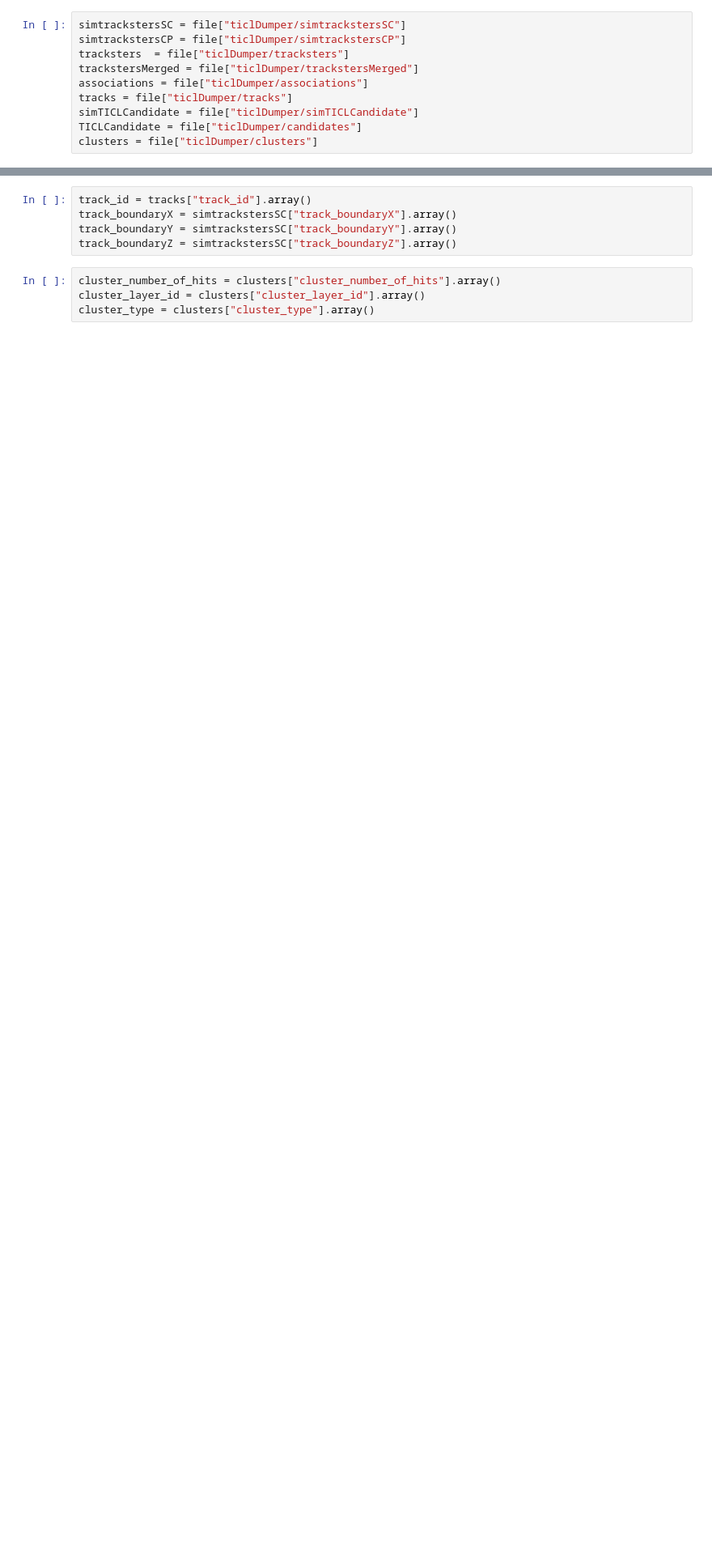
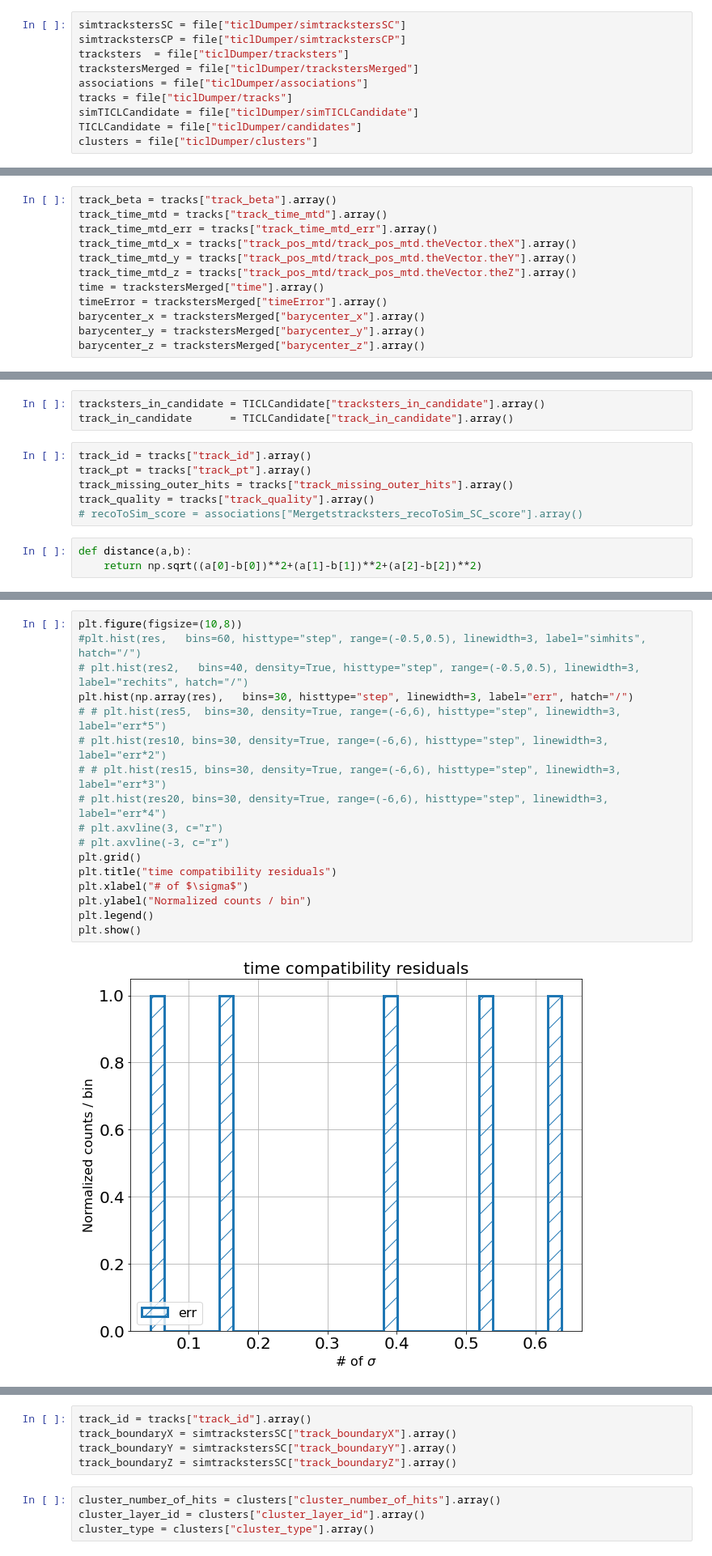
Before and after one commit to AuroraPerego/Timing, a Jupyter notebook: TimingPlot_track_linking.ipynb, the cells around one changed output, grey strips where cells are left out. Shown at 81% size. Saved outputs shown, nothing was run; the diff lists cells and outputs as text; blank space fills up the shorter version.

```diff
--- a/TimingPlot_track_linking.ipynb
+++ b/TimingPlot_track_linking.ipynb
@@ -62,0 +97,12 @@ tracks.keys()
+# %%
+track_beta = tracks["track_beta"].array()
+track_time_mtd = tracks["track_time_mtd"].array()
+track_time_mtd_err = tracks["track_time_mtd_err"].array()
+track_time_mtd_x = tracks["track_pos_mtd/track_pos_mtd.theVector.theX"].array()
+track_time_mtd_y = tracks["track_pos_mtd/track_pos_mtd.theVector.theY"].array()
+track_time_mtd_z = tracks["track_pos_mtd/track_pos_mtd.theVector.theZ"].array()
+time = trackstersMerged["time"].array()
+timeError = trackstersMerged["timeError"].array()
+barycenter_x = trackstersMerged["barycenter_x"].array()
+barycenter_y = trackstersMerged["barycenter_y"].array()
+barycenter_z = trackstersMerged["barycenter_z"].array()
@@ -62,0 +115,12 @@ tracks.keys()
+# %%
+tracksters_in_candidate = TICLCandidate["tracksters_in_candidate"].array()
+track_in_candidate      = TICLCandidate["track_in_candidate"].array()
+# %%
+track_id = tracks["track_id"].array()
+track_pt = tracks["track_pt"].array()
+track_missing_outer_hits = tracks["track_missing_outer_hits"].array()
+track_quality = tracks["track_quality"].array()
+# recoToSim_score = associations["Mergetstracksters_recoToSim_SC_score"].array()
+# %%
+def distance(a,b):
+    return np.sqrt((a[0]-b[0])**2+(a[1]-b[1])**2+(a[2]-b[2])**2)
@@ -62,0 +174,19 @@ tracks.keys()
+# %%
+plt.figure(figsize=(10,8))
+#plt.hist(res,   bins=60, histtype="step", range=(-0.5,0.5), linewidth=3, label="simhits", hatch="/")
+# plt.hist(res2,   bins=40, density=True, histtype="step", range=(-0.5,0.5), linewidth=3, label="rechits", hatch="/")
+plt.hist(np.array(res),   bins=30, histtype="step", linewidth=3, label="err", hatch="/")
+# # plt.hist(res5,  bins=30, density=True, range=(-6,6), histtype="step", linewidth=3, label="err*5")
+# plt.hist(res10, bins=30, density=True, range=(-6,6), histtype="step", linewidth=3, label="err*2")
+# # plt.hist(res15, bins=30, density=True, range=(-6,6), histtype="step", linewidth=3, label="err*3")
+# plt.hist(res20, bins=30, density=True, range=(-6,6), histtype="step", linewidth=3, label="err*4")
+# plt.axvline(3, c="r")
+# plt.axvline(-3, c="r")
+plt.grid()
+plt.title("time compatibility residuals")
+plt.xlabel("# of $\sigma$")
+plt.ylabel("Normalized counts / bin")
+plt.legend()
+plt.show()
+# %% [output]
+[figure, added]
```
Also changed, not shown: parts of 67 cells of this notebook.
